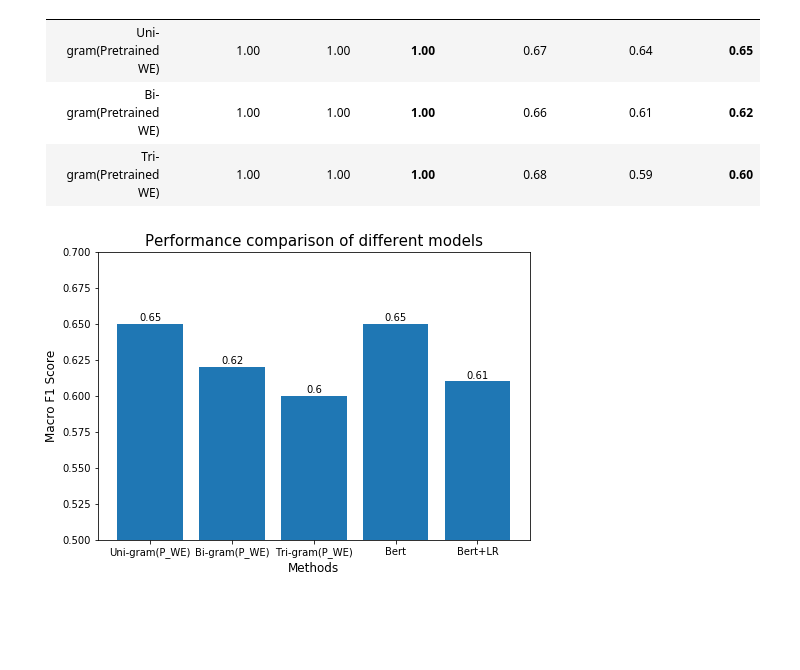
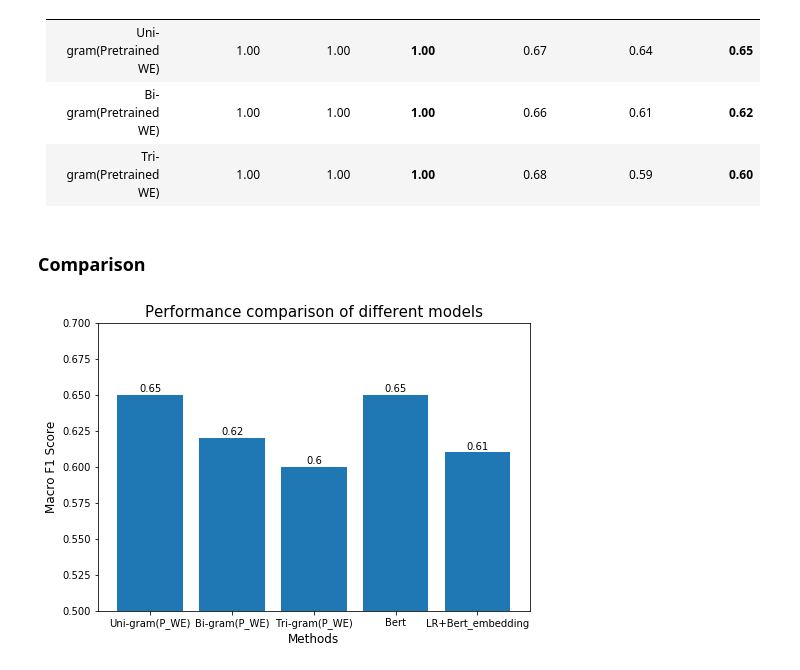
Before and after one commit to SSIML2021/SSIML2021, a Jupyter notebook: notebooks/1.1-causal-relation-precense-fasttext.ipynb, the cells around one changed output. Cells and saved outputs as stored; diff of their text form; code cells hidden in the pictures; blank space fills up the shorter version.

```diff
--- a/notebooks/1.1-causal-relation-precense-fasttext.ipynb
+++ b/notebooks/1.1-causal-relation-precense-fasttext.ipynb
@@ -501,24 +455,26 @@ Model| training set macro precision | training set macro recall | training set m
 Uni-gram(Pretrained WE)           | 1.00        | 1.00     | <b>1.00</b> | 0.67 | 0.64 | <b>0.65</b> |
 Bi-gram(Pretrained WE)            | 1.00        | 1.00    | <b>1.00</b> | 0.66 | 0.61 | <b>0.62</b> |
 Tri-gram(Pretrained WE)           | 1.00        | 1.00    | <b>1.00</b> | 0.68 | 0.59 | <b>0.60</b> |
+# %% [markdown]
+### Comparison
 # %%
 fig = plt.figure()
 ax = fig.add_axes([0, 0, 1, 1])
 
-names = ['Uni-gram(P_WE)','Bi-gram(P_WE)','Tri-gram(P_WE)','Bert','Bert+LR']
+names = ['Uni-gram(P_WE)','Bi-gram(P_WE)','Tri-gram(P_WE)','Bert','LR+Bert_embedding']
 scores = [0.65,0.62,0.60,0.65,0.61]
 
 ax.bar(names, scores)
 ax.set_ylabel('Macro F1 Score', fontsize=12)
 ax.set_xlabel('Methods', fontsize=12)
 ax.set_title('Performance comparison of different models', fontsize=15)
 ax.set_ylim(0.5, 0.7)
 for p in ax.patches[0:]:
     h = p.get_height()
     x = p.get_x() + p.get_width() / 2.
     if h != 0:
         ax.annotate("%g" % p.get_height(), xy=(x, h), xytext=(0, 1),
                     textcoords="offset points", ha="center", va="bottom")
 plt.show()
 # %% [output]
-[figure, old version]
+[figure, new version]
```
Also changed, not shown: parts of 5 cells of this notebook.
